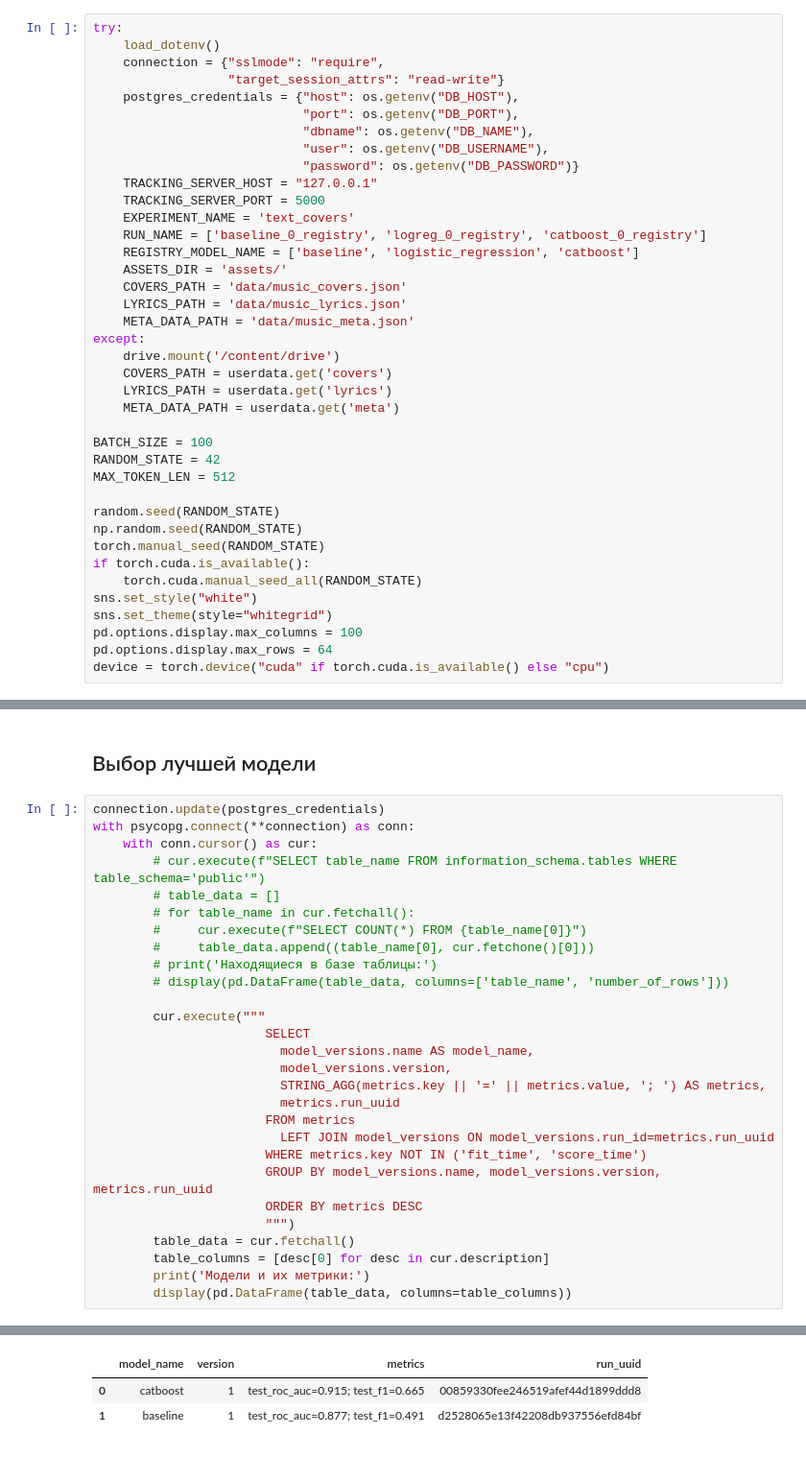
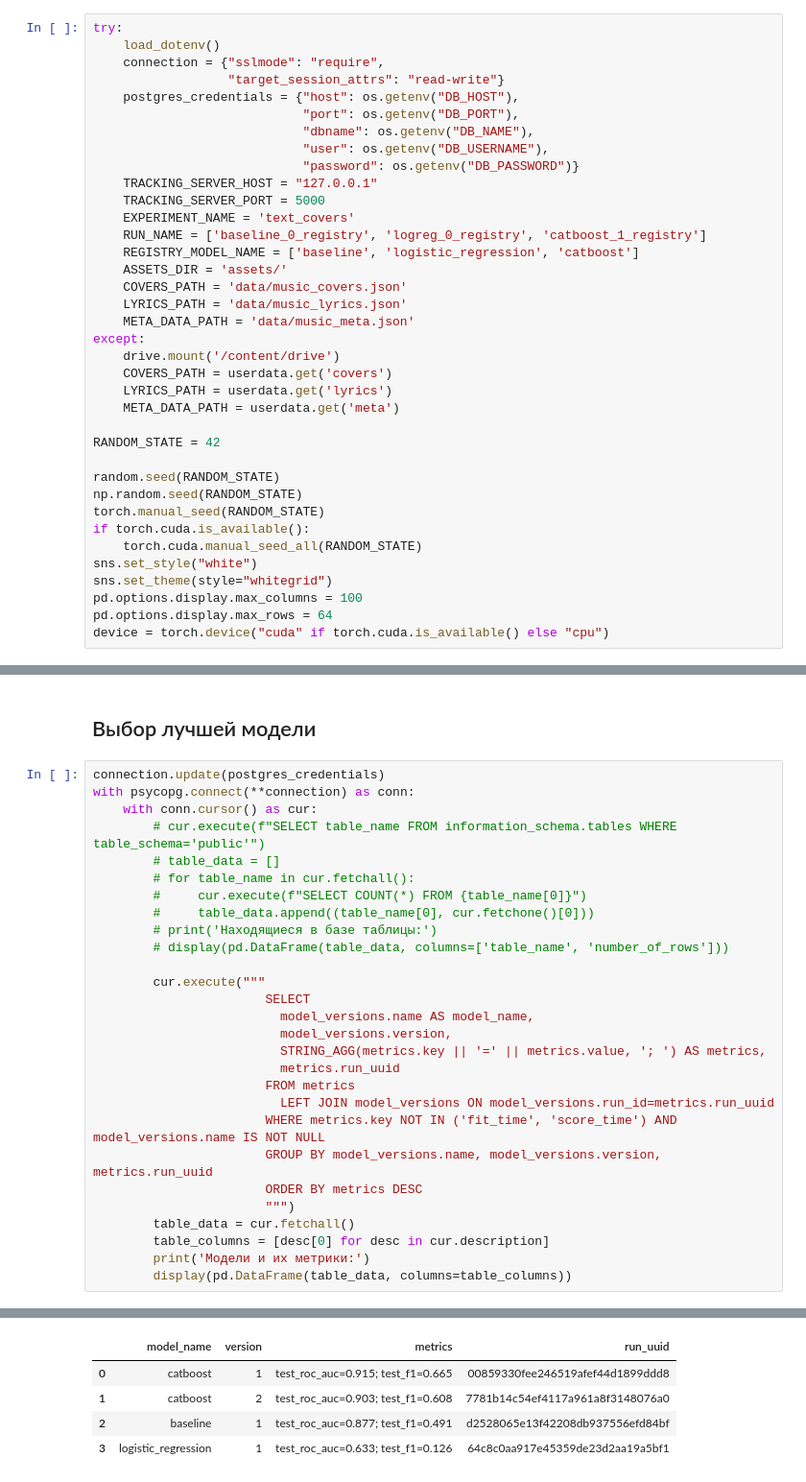
Before and after one commit to denis-42ds/cover-songs-search, a Jupyter notebook: music_covers.ipynb, the cells around one changed output, grey strips where cells are left out. Shown at 96% size. Drawn from its saved outputs; the diff is of its cells as text.

```diff
--- a/music_covers.ipynb
+++ b/music_covers.ipynb
@@ -110,7 +110,7 @@ try:
     TRACKING_SERVER_HOST = "127.0.0.1"
     TRACKING_SERVER_PORT = 5000
     EXPERIMENT_NAME = 'text_covers'
-    RUN_NAME = ['baseline_0_registry', 'logreg_0_registry', 'catboost_0_registry']
+    RUN_NAME = ['baseline_0_registry', 'logreg_0_registry', 'catboost_1_registry']
     REGISTRY_MODEL_NAME = ['baseline', 'logistic_regression', 'catboost']
     ASSETS_DIR = 'assets/'
     COVERS_PATH = 'data/music_covers.json'
@@ -122,9 +122,7 @@ except:
     LYRICS_PATH = userdata.get('lyrics')
     META_DATA_PATH = userdata.get('meta')
 
-BATCH_SIZE = 100
 RANDOM_STATE = 42
-MAX_TOKEN_LEN = 512
 
 random.seed(RANDOM_STATE)
 np.random.seed(RANDOM_STATE)
@@ -589,32 +513,34 @@ Created version '1' of model 'catboost'.
 connection.update(postgres_credentials)
 with psycopg.connect(**connection) as conn:
     with conn.cursor() as cur:
         # cur.execute(f"SELECT table_name FROM information_schema.tables WHERE table_schema='public'")
         # table_data = []
         # for table_name in cur.fetchall():
         #     cur.execute(f"SELECT COUNT(*) FROM {table_name[0]}")
         #     table_data.append((table_name[0], cur.fetchone()[0]))
         # print('Находящиеся в базе таблицы:')
         # display(pd.DataFrame(table_data, columns=['table_name', 'number_of_rows']))
 
         cur.execute("""
                        SELECT
                          model_versions.name AS model_name,
                          model_versions.version,
                          STRING_AGG(metrics.key || '=' || metrics.value, '; ') AS metrics,
                          metrics.run_uuid
                        FROM metrics
                          LEFT JOIN model_versions ON model_versions.run_id=metrics.run_uuid
-                       WHERE metrics.key NOT IN ('fit_time', 'score_time')
+                       WHERE metrics.key NOT IN ('fit_time', 'score_time') AND model_versions.name IS NOT NULL
                        GROUP BY model_versions.name, model_versions.version, metrics.run_uuid
                        ORDER BY metrics DESC
                        """)
         table_data = cur.fetchall()
         table_columns = [desc[0] for desc in cur.description]
         print('Модели и их метрики:')
         display(pd.DataFrame(table_data, columns=table_columns))
 # %% [output]
 Модели и их метрики:
 |  | model_name | version | metrics | run_uuid |
 | 0 | catboost | 1 | test_roc_auc=0.915; test_f1=0.665 | 00859330fee246519afef44d1899ddd8 |
-| 1 | baseline | 1 | test_roc_auc=0.877; test_f1=0.491 | d2528065e13f42208db937556efd84bf |
+| 1 | catboost | 2 | test_roc_auc=0.903; test_f1=0.608 | 7781b14c54ef4117a961a8f3148076a0 |
+| 2 | baseline | 1 | test_roc_auc=0.877; test_f1=0.491 | d2528065e13f42208db937556efd84bf |
+| 3 | logistic_regression | 1 | test_roc_auc=0.633; test_f1=0.126 | 64c8c0aa917e45359de23d2aa19a5bf1 |
```
Also changed, not shown: parts of 40 cells of this notebook, 3 other files.
